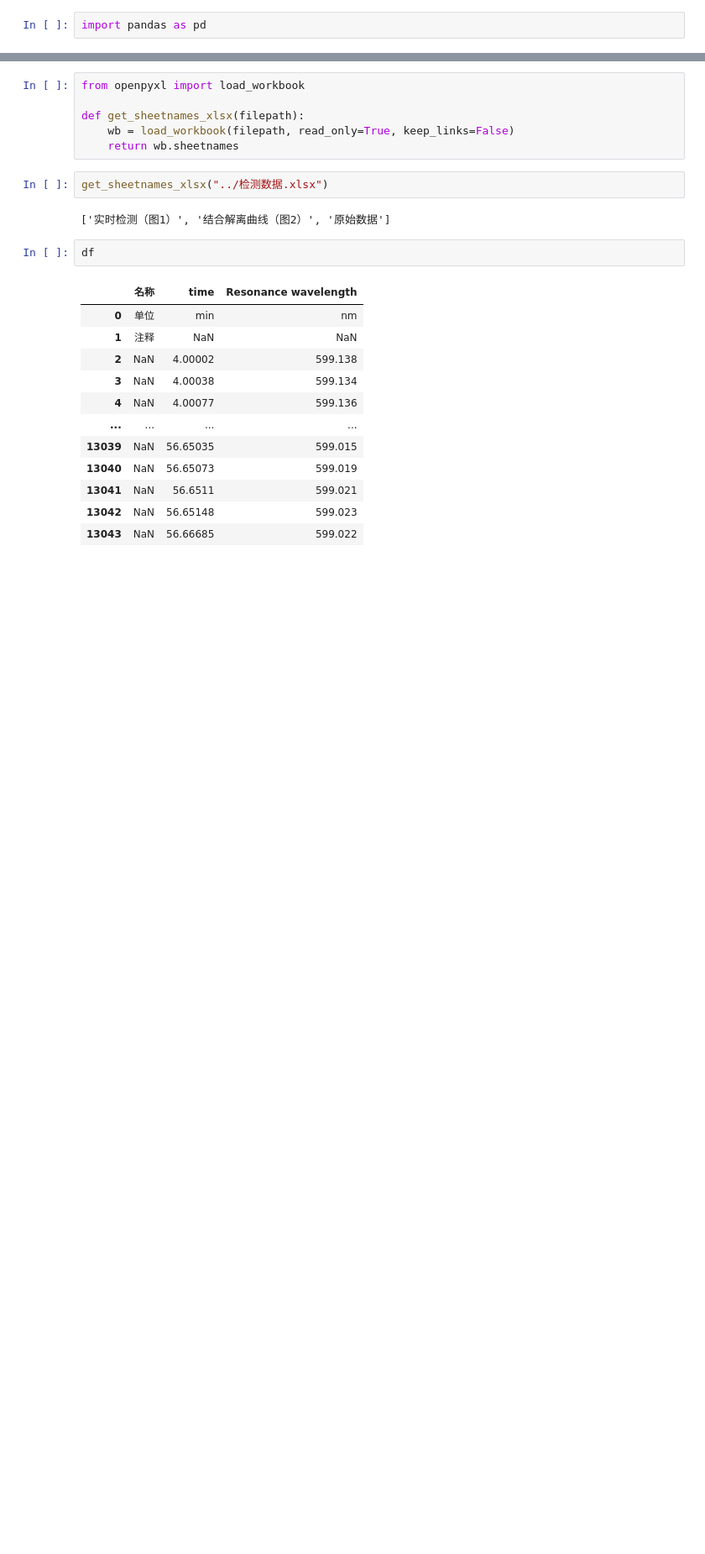
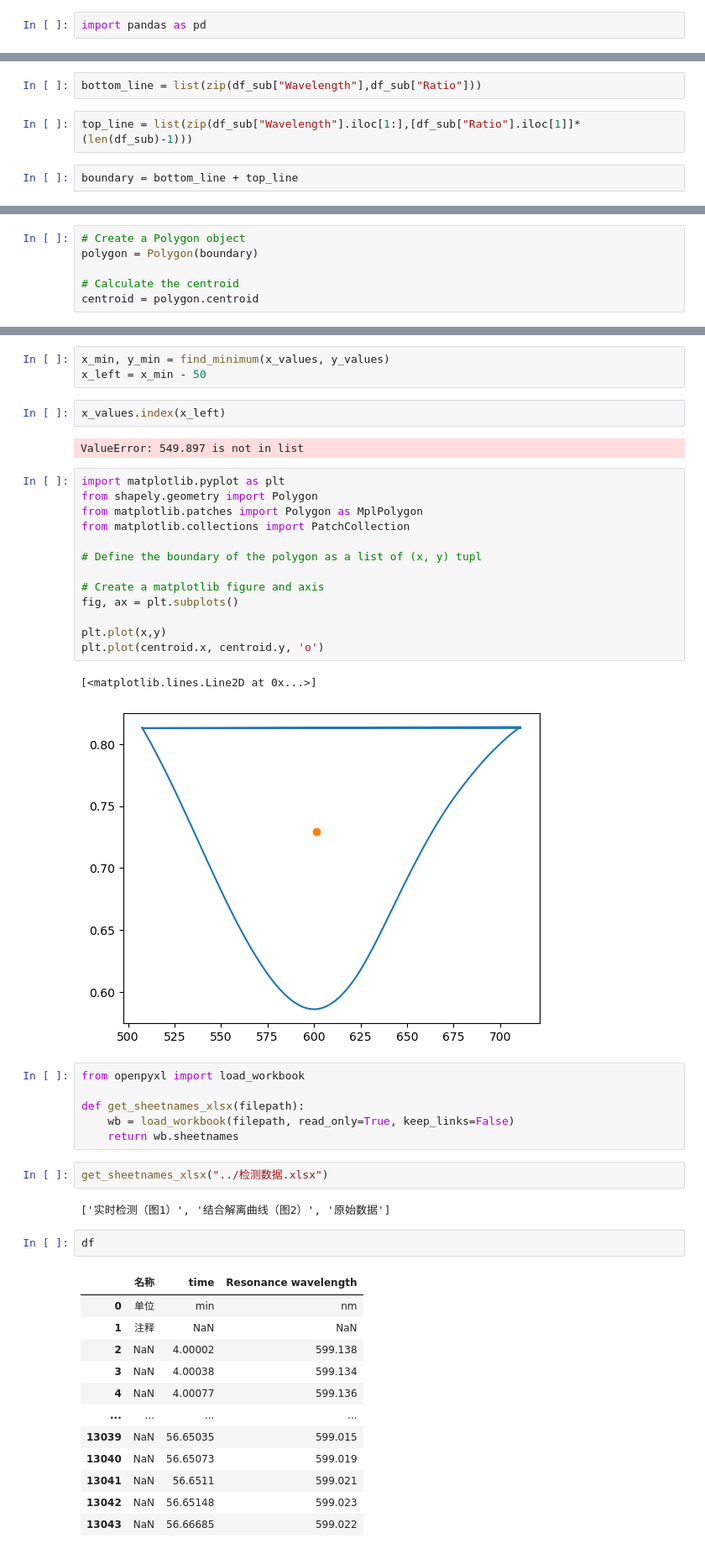
Before and after one commit to RuihaoQiu/FiberX, a Jupyter notebook: Untitled.ipynb, the cells around one changed output, grey strips where cells are left out. Shown: that part at 84% size. Saved outputs shown, nothing was run; the diff lists cells and outputs as text; blank space fills up the shorter version.

```diff
--- a/Untitled.ipynb
+++ b/Untitled.ipynb
@@ -25,0 +93,6 @@ df.iloc[2:].plot(x="time", y="Resonance wavelength") # [["time", "Resonance wave
+# %%
+bottom_line = list(zip(df_sub["Wavelength"],df_sub["Ratio"]))
+# %%
+top_line = list(zip(df_sub["Wavelength"].iloc[1:],[df_sub["Ratio"].iloc[1]]*(len(df_sub)-1)))
+# %%
+boundary = bottom_line + top_line
@@ -25,0 +101,6 @@ df.iloc[2:].plot(x="time", y="Resonance wavelength") # [["time", "Resonance wave
+# %%
+# Create a Polygon object
+polygon = Polygon(boundary)
+
+# Calculate the centroid
+centroid = polygon.centroid
@@ -26,3 +111,26 @@ df.iloc[2:].plot(x="time", y="Resonance wavelength") # [["time", "Resonance wave
+# %%
+x_min, y_min = find_minimum(x_values, y_values)
+x_left = x_min - 50
+# %%
+x_values.index(x_left)
+# %% [output]
+ValueError: 549.897 is not in list
+# %%
+import matplotlib.pyplot as plt
+from shapely.geometry import Polygon
+from matplotlib.patches import Polygon as MplPolygon
+from matplotlib.collections import PatchCollection
+
+# Define the boundary of the polygon as a list of (x, y) tupl
+
+# Create a matplotlib figure and axis
+fig, ax = plt.subplots()
+
+plt.plot(x,y)
+plt.plot(centroid.x, centroid.y, 'o')
+# %% [output]
+[<matplotlib.lines.Line2D at 0x...>]
+[figure, added]
 # %%
 from openpyxl import load_workbook
 
```
Also changed, not shown: parts of 17 cells of this notebook, 1 other file.
